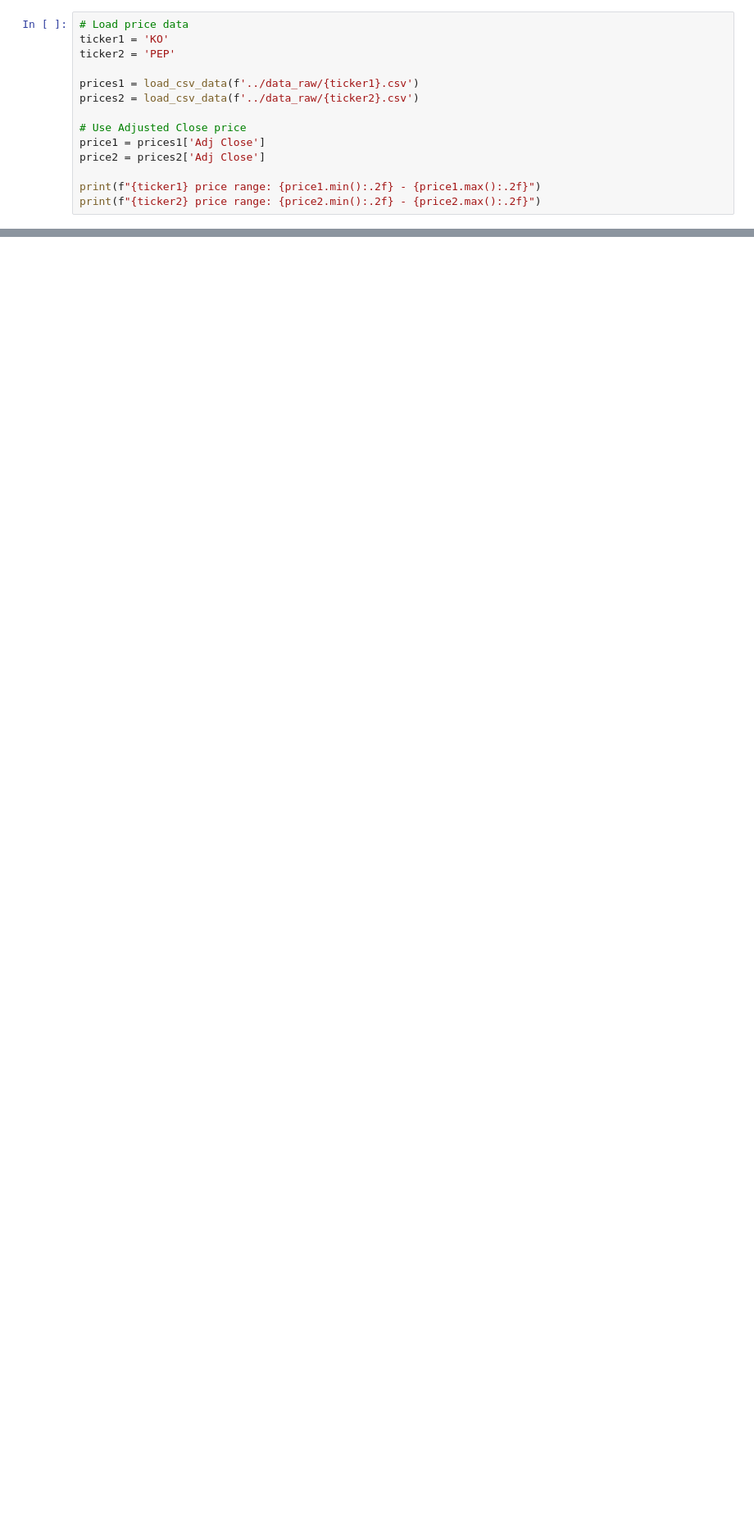
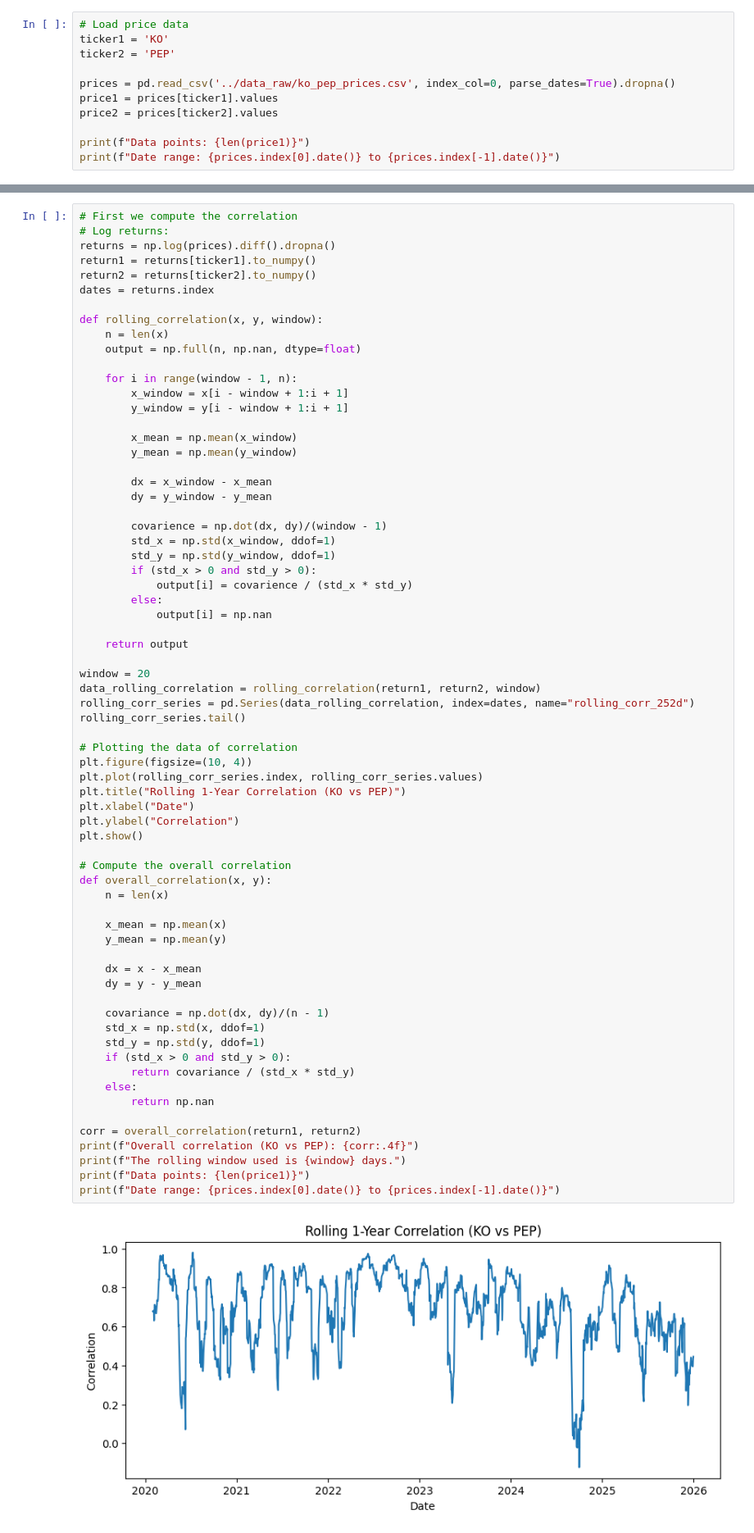
Before and after one commit to JustinLUk11880/A-Supervised-Machine-Learning-Pairs-Trading-Strategy-Classification-Model-, a Jupyter notebook: notebooks/02_feature_engineering.ipynb, the cells around one changed output, grey strips where cells are left out. Shown at 82% size. Saved outputs shown, nothing was run; the diff lists cells and outputs as text; blank space fills up the shorter version.

Commit message:
Add feature engineering with validation tests (Hurst, correlation, cointegration)

```diff
--- a/notebooks/02_feature_engineering.ipynb
+++ b/notebooks/02_feature_engineering.ipynb
@@ -10,12 +7,9 @@ import pandas as pd
 ticker1 = 'KO'
 ticker2 = 'PEP'
 
-prices1 = load_csv_data(f'../data_raw/{ticker1}.csv')
-prices2 = load_csv_data(f'../data_raw/{ticker2}.csv')
+prices = pd.read_csv('../data_raw/ko_pep_prices.csv', index_col=0, parse_dates=True).dropna()
+price1 = prices[ticker1].values
+price2 = prices[ticker2].values
 
-# Use Adjusted Close price
-price1 = prices1['Adj Close']
-price2 = prices2['Adj Close']
-
-print(f"{ticker1} price range: {price1.min():.2f} - {price1.max():.2f}")
-print(f"{ticker2} price range: {price2.min():.2f} - {price2.max():.2f}")
+print(f"Data points: {len(price1)}")
+print(f"Date range: {prices.index[0].date()} to {prices.index[-1].date()}")
@@ -21,0 +26,70 @@ print(f"{ticker2} price range: {price2.min():.2f} - {price2.max():.2f}")
+# %%
+# First we compute the correlation
+# Log returns:
+returns = np.log(prices).diff().dropna()
+return1 = returns[ticker1].to_numpy()
+return2 = returns[ticker2].to_numpy()
+dates = returns.index
+
+def rolling_correlation(x, y, window):
+    n = len(x)
+    output = np.full(n, np.nan, dtype=float)
+
+    for i in range(window - 1, n):
+        x_window = x[i - window + 1:i + 1]
+        y_window = y[i - window + 1:i + 1]
+
+        x_mean = np.mean(x_window)
+        y_mean = np.mean(y_window)
+
+        dx = x_window - x_mean
+        dy = y_window - y_mean
+
+        covarience = np.dot(dx, dy)/(window - 1)
+        std_x = np.std(x_window, ddof=1)
+        std_y = np.std(y_window, ddof=1)
+        if (std_x > 0 and std_y > 0):
+            output[i] = covarience / (std_x * std_y)
+        else:
+            output[i] = np.nan
+
+    return output
+
+window = 20
+data_rolling_correlation = rolling_correlation(return1, return2, window)
+rolling_corr_series = pd.Series(data_rolling_correlation, index=dates, name="rolling_corr_252d")
+rolling_corr_series.tail()
+
+# Plotting the data of correlation
+plt.figure(figsize=(10, 4))
+plt.plot(rolling_corr_series.index, rolling_corr_series.values)
+plt.title("Rolling 1-Year Correlation (KO vs PEP)")
+plt.xlabel("Date")
+plt.ylabel("Correlation")
+plt.show()
+
+# Compute the overall correlation
+def overall_correlation(x, y):
+    n = len(x)
+
+    x_mean = np.mean(x)
+    y_mean = np.mean(y)
+
+    dx = x - x_mean
+    dy = y - y_mean
+
+    covariance = np.dot(dx, dy)/(n - 1)
+    std_x = np.std(x, ddof=1)
+    std_y = np.std(y, ddof=1)
+    if (std_x > 0 and std_y > 0):
+        return covariance / (std_x * std_y)
+    else:
+        return np.nan
+
+corr = overall_correlation(return1, return2)
+print(f"Overall correlation (KO vs PEP): {corr:.4f}")
+print(f"The rolling window used is {window} days.")
+print(f"Data points: {len(price1)}")
+print(f"Date range: {prices.index[0].date()} to {prices.index[-1].date()}")
+# %% [output]
+[figure, added]
```
Also changed, not shown: parts of 17 cells of this notebook, 3 other files.
